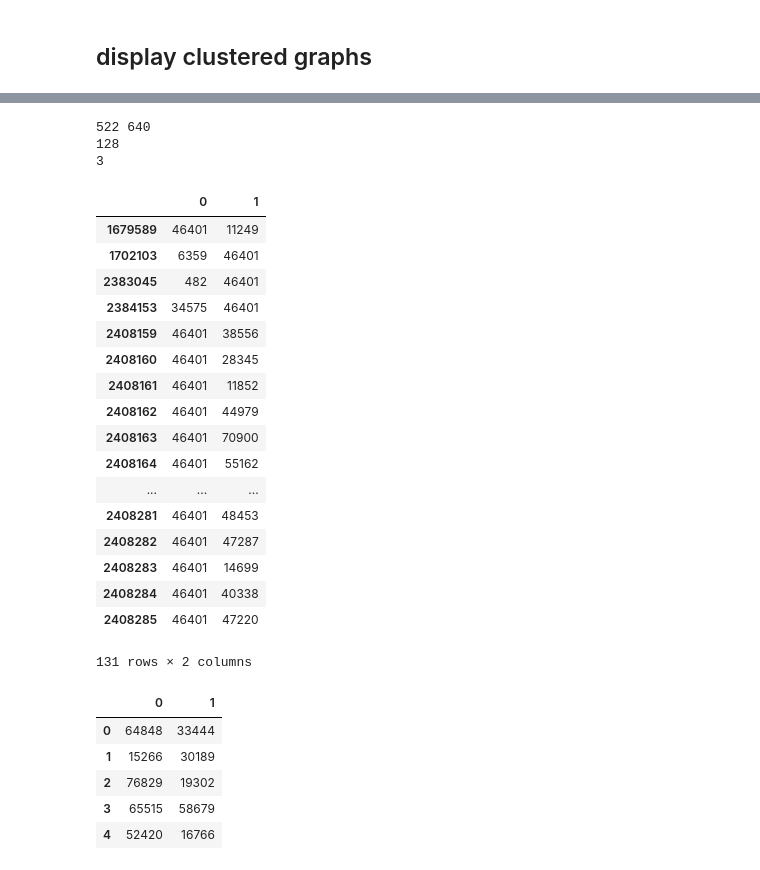
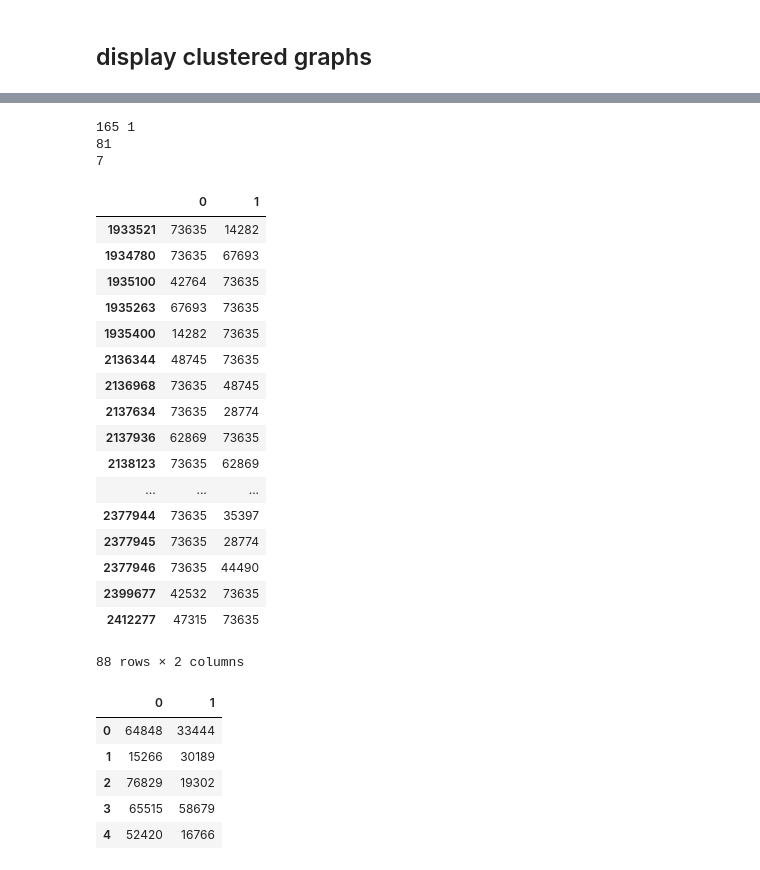
Before and after one commit to yama1968/graph_clustering, a Jupyter notebook: twitter_graph_eigenclusters.ipynb, the cells around one changed output, grey strips where cells are left out. Drawn from its saved outputs; the diff is of its cells as text; code cells hidden in the pictures.

```diff
--- a/twitter_graph_eigenclusters.ipynb
+++ b/twitter_graph_eigenclusters.ipynb
@@ -12,8 +12,8 @@ pylab.rcParams['figure.figsize'] = (18.0, 12.0)
 
 %matplotlib inline
 # %%
-#df = pd.read_csv("./facebook_combined.txt.gz", compression='infer', sep=" ")
-df = pd.read_csv("./twitter_combined.txt.gz", compression='infer', sep=" ", header=None)
+#df = pd.read_csv("./data/facebook_combined.txt.gz", compression='infer', sep=" ")
+df = pd.read_csv("./data/twitter_combined.txt.gz", compression='infer', sep=" ", header=None)
 
 print(len(df))
 df.head()
@@ -306,32 +315,32 @@ pseudo-degree of cluster is 40
 # %%
-n = 46401
+n = 73635
 
 print((clusters[n]), (clusters == clusters[n]).sum())
 print((df["0"] == n).sum())
 print((df["1"] == n).sum())
 df[(df["1"] == n) | (df["0"] == n)]
 # %% [output]
-522 640
-128
-3
+165 1
+81
+7
 |  | 0 | 1 |
-| 1679589 | 46401 | 11249 |
-| 1702103 | 6359 | 46401 |
-| 2383045 | 482 | 46401 |
-| 2384153 | 34575 | 46401 |
-| 2408159 | 46401 | 38556 |
-| 2408160 | 46401 | 28345 |
-| 2408161 | 46401 | 11852 |
-| 2408162 | 46401 | 44979 |
-| 2408163 | 46401 | 70900 |
-| 2408164 | 46401 | 55162 |
+| 1933521 | 73635 | 14282 |
+| 1934780 | 73635 | 67693 |
+| 1935100 | 42764 | 73635 |
+| 1935263 | 67693 | 73635 |
+| 1935400 | 14282 | 73635 |
+| 2136344 | 48745 | 73635 |
+| 2136968 | 73635 | 48745 |
+| 2137634 | 73635 | 28774 |
+| 2137936 | 62869 | 73635 |
+| 2138123 | 73635 | 62869 |
 | ... | ... | ... |
-| 2408281 | 46401 | 48453 |
-| 2408282 | 46401 | 47287 |
-| 2408283 | 46401 | 14699 |
-| 2408284 | 46401 | 40338 |
-| 2408285 | 46401 | 47220 |
+| 2377944 | 73635 | 35397 |
+| 2377945 | 73635 | 28774 |
+| 2377946 | 73635 | 44490 |
+| 2399677 | 42532 | 73635 |
+| 2412277 | 47315 | 73635 |
-131 rows × 2 columns
+88 rows × 2 columns
 # %%
 df.head()
 # %% [output]
```
Also changed, not shown: parts of 24 cells of this notebook, 7 other files.
